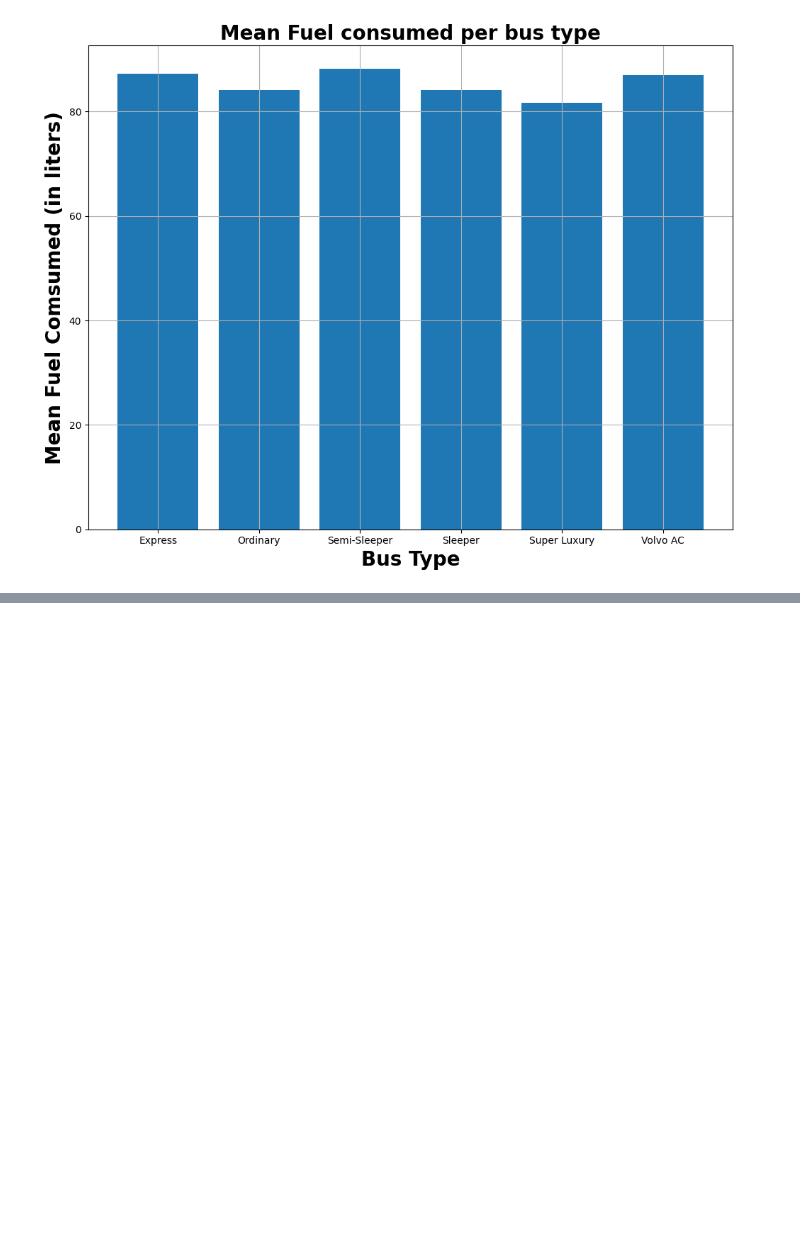
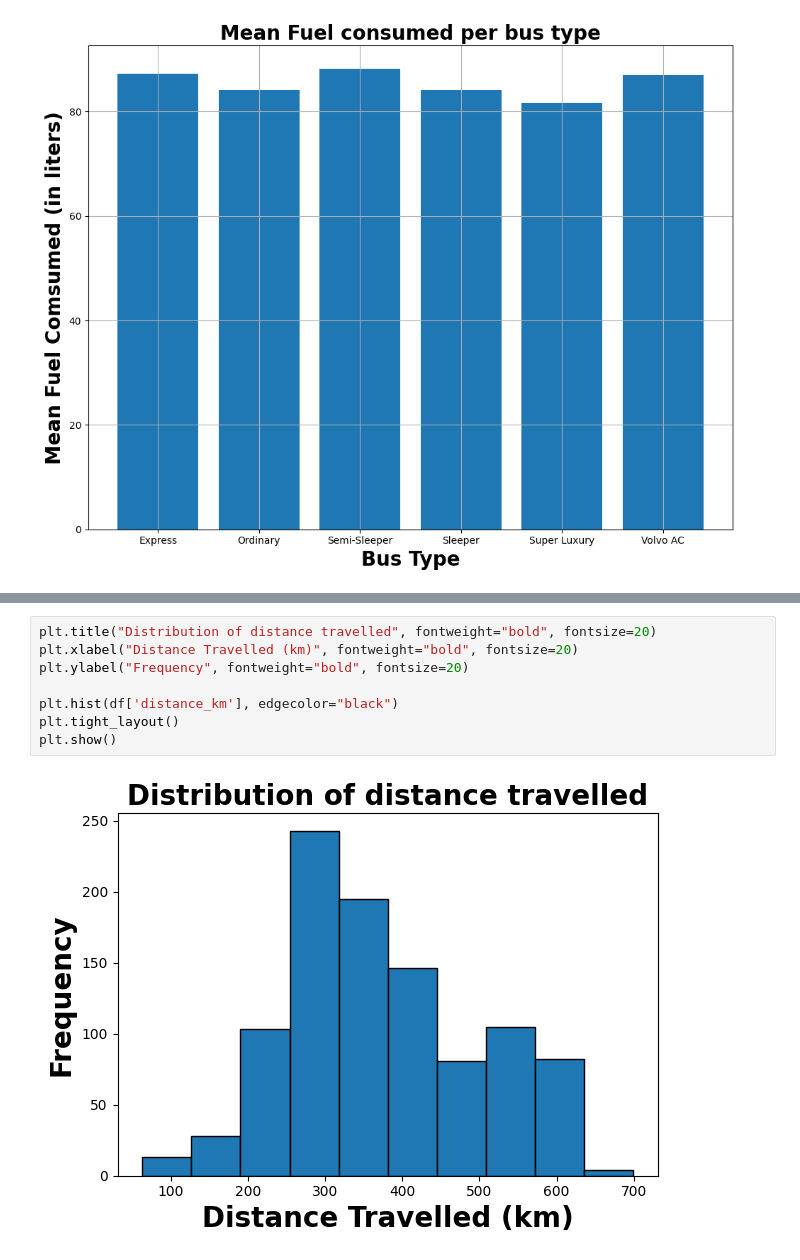
Before and after one commit to VRYeshwanth/AI-ML-Journey, a Jupyter notebook: Matplotlib Basics/Transport Data Analysis/analysis.ipynb, the cells around one changed output, grey strips where cells are left out. Drawn from its saved outputs; the diff is of its cells as text; blank space fills up the shorter version.

```diff
--- a/Matplotlib Basics/Transport Data Analysis/analysis.ipynb
+++ b/Matplotlib Basics/Transport Data Analysis/analysis.ipynb
@@ -147,0 +178,10 @@ plt.show()
+# %%
+plt.title("Distribution of distance travelled", fontweight="bold", fontsize=20)
+plt.xlabel("Distance Travelled (km)", fontweight="bold", fontsize=20)
+plt.ylabel("Frequency", fontweight="bold", fontsize=20)
+
+plt.hist(df['distance_km'], edgecolor="black")
+plt.tight_layout()
+plt.show()
+# %% [output]
+[figure, added]
```
Also changed, not shown: parts of 5 cells of this notebook.
